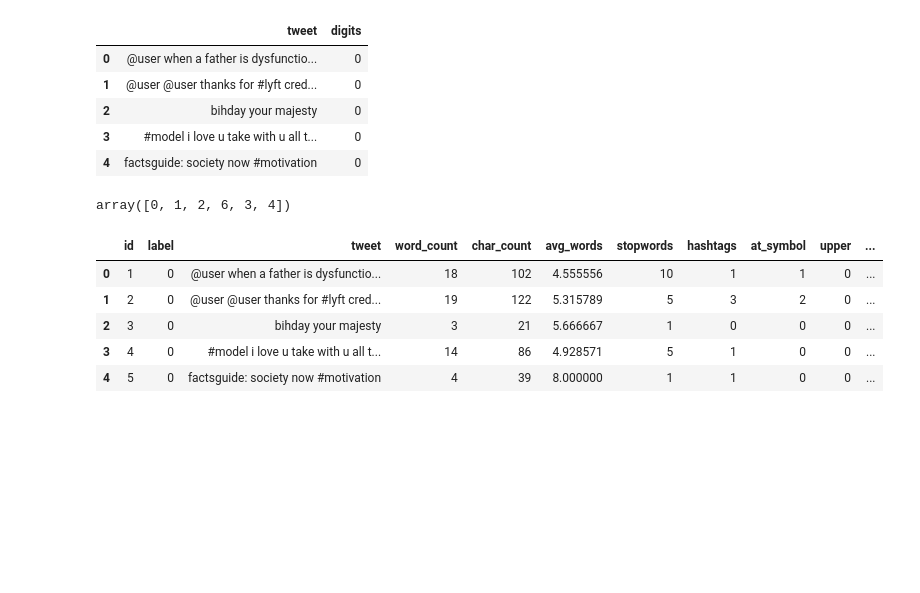
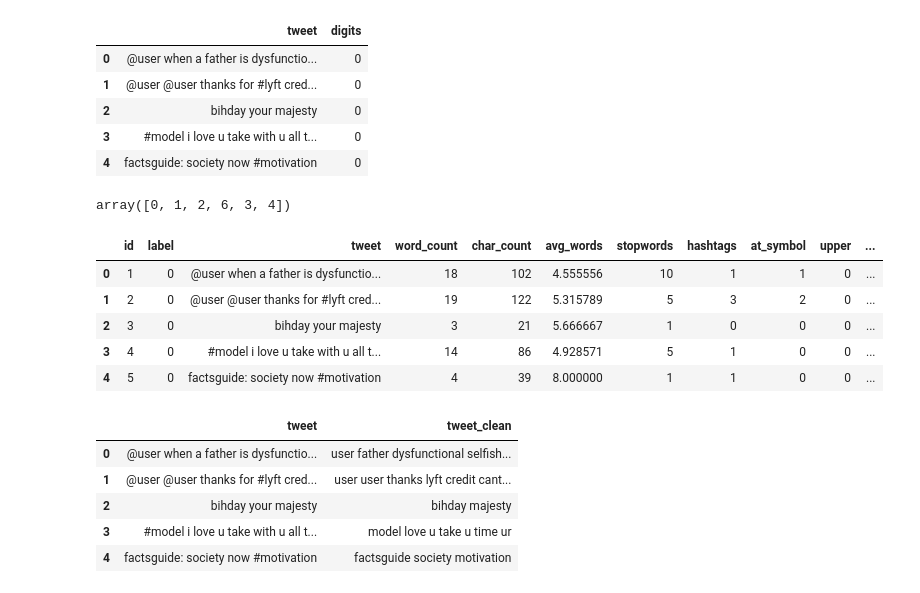
Before and after one commit to CoreyAherne1997/DataPreperation, a Jupyter notebook: text processing/Text_Processing.ipynb, the cells around one changed output. Drawn from its saved outputs; the diff is of its cells as text; code cells hidden in the pictures; blank space fills up the shorter version.

```diff
--- a/text processing/TxtProcessing.ipynb
+++ b/text processing/Text_Processing.ipynb
@@ -209,3 +209,31 @@ train.head()
 | 2 | 3 | 0 | bihday your majesty | 3 | 21 | 5.666667 | 1 | 0 | 0 | 0 | ... |
 | 3 | 4 | 0 | #model i love u take with u all t... | 14 | 86 | 4.928571 | 5 | 1 | 0 | 0 | ... |
 | 4 | 5 | 0 | factsguide: society now #motivation | 4 | 39 | 8.000000 | 1 | 1 | 0 | 0 | ... |
+# %%
+#next we will create a clean dataset
+#by doing 3 things, we do to every single word based dataset we get:
+
+#1 ensure everything is in lowercase
+train["tweet_clean"] = train["tweet"].apply(lambda x: " ".join(x.lower() for x in x.split()))
+
+#this will get rid of special characters but will keep digits and any spaces.
+#using Regex ^ = special charcaters. w = words, s = string
+train["tweet_clean"] =  train["tweet_clean"].str.replace(r"[^\w\s]","", regex=True)
+train.head()
+train["tweet_clean"] = train["tweet_clean"].str.replace("ð","")
+# %%
+#2 getting rid of stopwords, because they introduce noise to the data
+from nltk.corpus import stopwords
+stop = stopwords.words("english")
+
+train["tweet_clean"] = train["tweet_clean"].apply(lambda x: " ".join(x for x in x.split() if x not in stop))
+# %%
+
+train[["tweet", "tweet_clean"]].head()
+# %% [output]
+|  | tweet | tweet_clean |
+| 0 | @user when a father is dysfunctio... | user father dysfunctional selfish... |
+| 1 | @user @user thanks for #lyft cred... | user user thanks lyft credit cant... |
+| 2 | bihday your majesty | bihday majesty |
+| 3 | #model i love u take with u all t... | model love u take u time ur |
+| 4 | factsguide: society now #motivation | factsguide society motivation |
```
Also changed, not shown: parts of 30 cells of this notebook.
